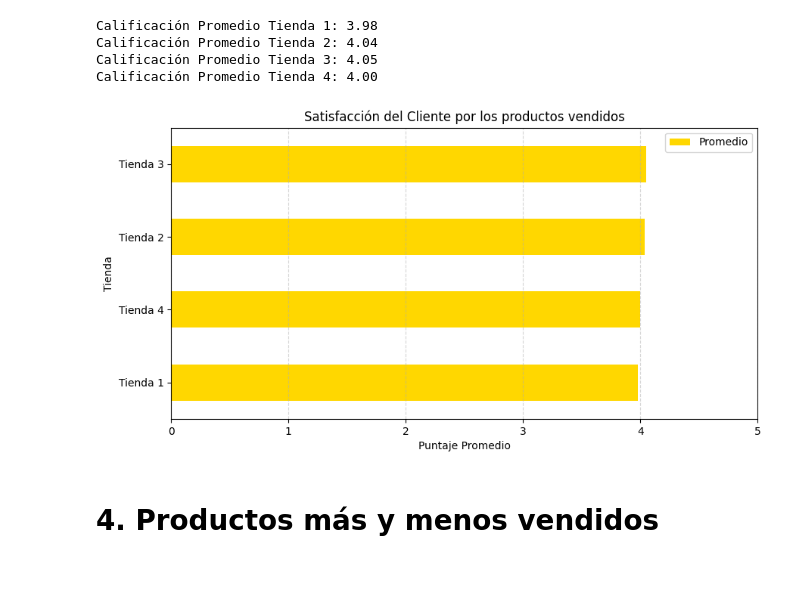
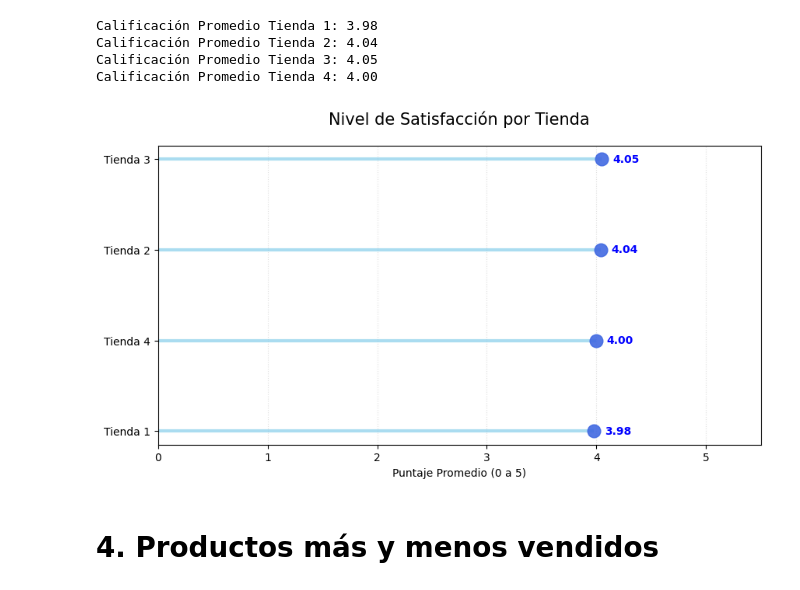
Before and after one commit to Nancy-Velazquez/AluraStoreLatam, a Jupyter notebook: AluraStoreLatam.ipynb, the cells around one changed output. Drawn from its saved outputs; the diff is of its cells as text; code cells hidden in the pictures.

Commit message:
Se creó envió promedio por tienda

```diff
--- a/AluraStoreLatam.ipynb
+++ b/AluraStoreLatam.ipynb
@@ -249,27 +249,28 @@ Calificación Promedio Tienda 1: 3.98
 Calificación Promedio Tienda 2: 4.04
 Calificación Promedio Tienda 3: 4.05
 Calificación Promedio Tienda 4: 4.00
-# %%
-import pandas as pd
-import matplotlib.pyplot as plt
-df_ratings = pd.DataFrame({
-    'Tienda': ['Tienda 1', 'Tienda 2', 'Tienda 3', 'Tienda 4'],
-    'Promedio': [rating_tienda1, rating_tienda2, rating_tienda3, rating_tienda4]
-}).set_index('Tienda')
-
-# Graficamos
-df_ratings.sort_values('Promedio').plot(
-    kind='barh',
-    figsize=(10, 5),
-    color='gold',
-    xlim=(0, 5),
-    title='Satisfacción del Cliente por los productos vendidos'
-)
-
-plt.xlabel('Puntaje Promedio')
-plt.grid(axis='x', linestyle='--', alpha=0.5)
-plt.show()
-# %% [output]
-[figure, removed]
+# %%
+import pandas as pd
+import matplotlib.pyplot as plt
+import seaborn as sns
+
+df_sorted = df_ratings.sort_values('Promedio')
+
+plt.figure(figsize=(10, 5))
+
+
+plt.hlines(y=df_sorted.index, xmin=0, xmax=df_sorted['Promedio'], color='skyblue', alpha=0.7, linewidth=3)
+plt.plot(df_sorted['Promedio'], df_sorted.index, "o", markersize=12, color='royalblue', alpha=0.9)
+
+for i, v in enumerate(df_sorted['Promedio']):
+    plt.text(v + 0.1, i, f"{v:.2f}", color='blue', va='center', fontweight='bold')
+
+plt.title('Nivel de Satisfacción por Tienda', fontsize=15, pad=20)
+plt.xlabel('Puntaje Promedio (0 a 5)')
+plt.xlim(0, 5.5)
+plt.grid(axis='x', linestyle=':', alpha=0.4)
+plt.show()
+# %% [output]
+[figure, added]
 # %% [markdown]
 # 4. Productos más y menos vendidos
```
Also changed, not shown: parts of 7 cells of this notebook.
